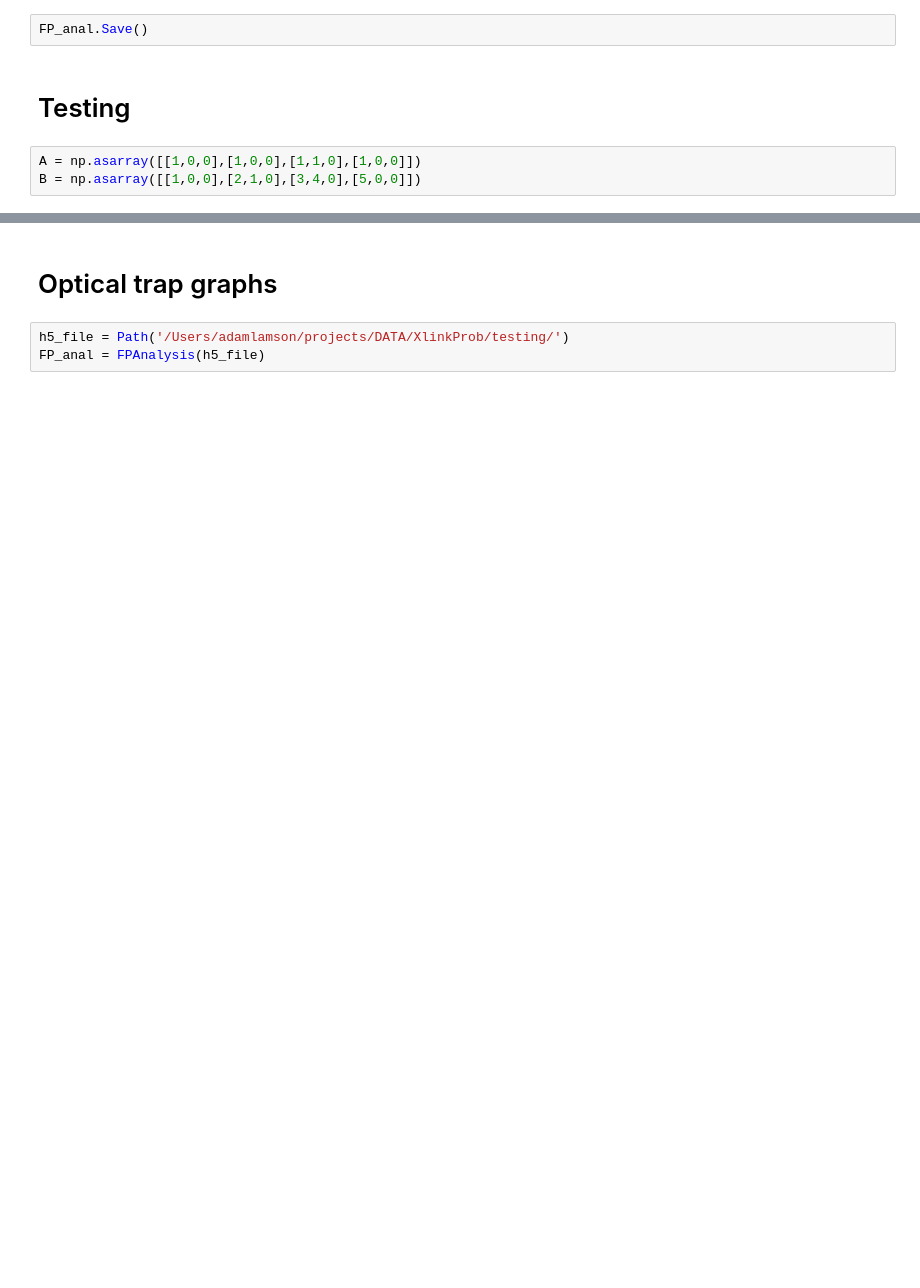
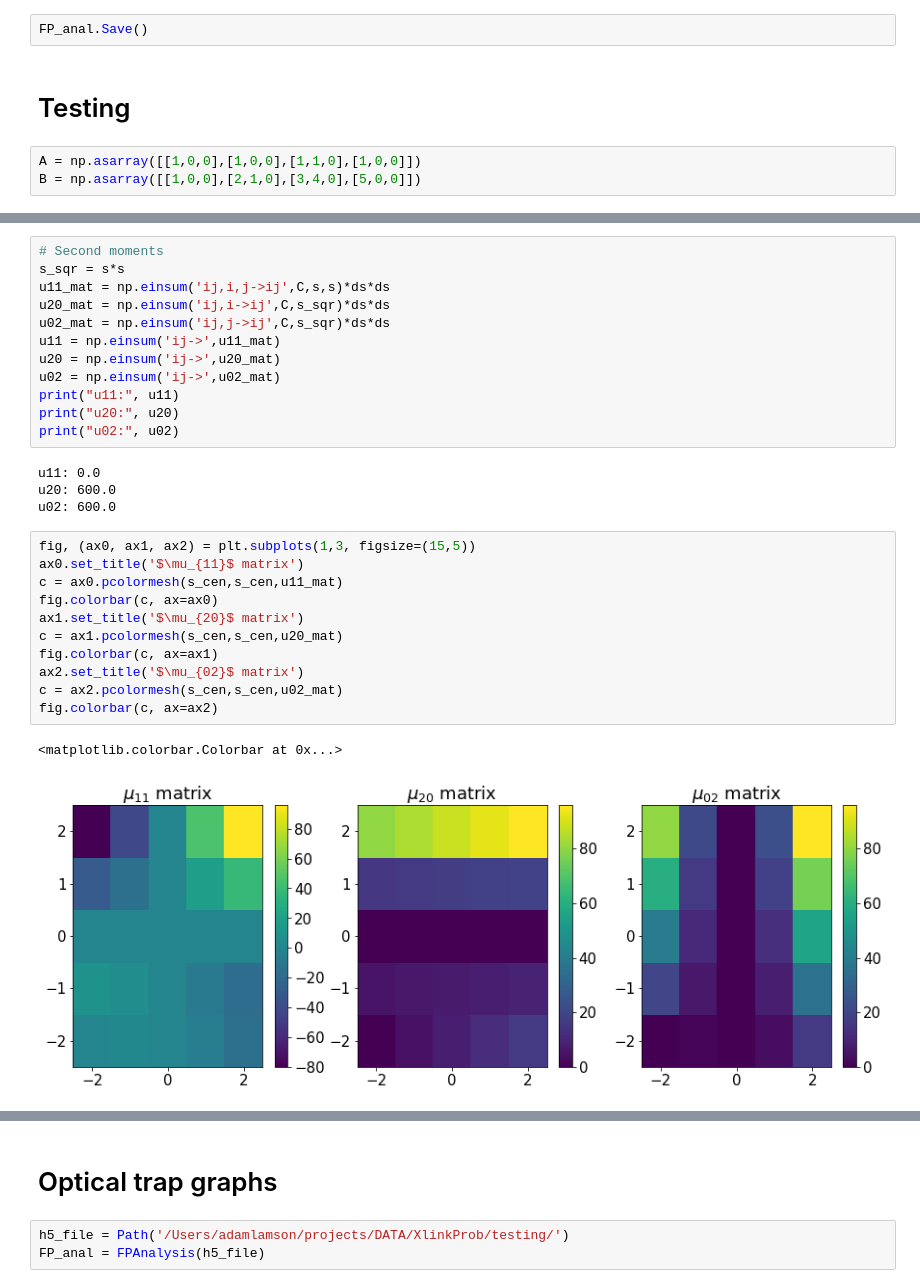
Before and after one commit to lamsoa729/FoXlink, a Jupyter notebook: notebooks/FP_graph_prototypes.ipynb, the cells around one changed output, grey strips where cells are left out. Cells and saved outputs as stored; diff of their text form; blank space fills up the shorter version.

```diff
--- a/notebooks/FP_graph_prototypes.ipynb
+++ b/notebooks/FP_graph_prototypes.ipynb
@@ -206,0 +277,30 @@ print(np.einsum('ij,ij->i', A, B))
+# %%
+# Second moments
+s_sqr = s*s
+u11_mat = np.einsum('ij,i,j->ij',C,s,s)*ds*ds
+u20_mat = np.einsum('ij,i->ij',C,s_sqr)*ds*ds
+u02_mat = np.einsum('ij,j->ij',C,s_sqr)*ds*ds
+u11 = np.einsum('ij->',u11_mat)
+u20 = np.einsum('ij->',u20_mat)
+u02 = np.einsum('ij->',u02_mat)
+print("u11:", u11)
+print("u20:", u20)
+print("u02:", u02)
+# %% [output]
+u11: 0.0
+u20: 600.0
+u02: 600.0
+# %%
+fig, (ax0, ax1, ax2) = plt.subplots(1,3, figsize=(15,5))
+ax0.set_title('$\mu_{11}$ matrix')
+c = ax0.pcolormesh(s_cen,s_cen,u11_mat)
+fig.colorbar(c, ax=ax0)
+ax1.set_title('$\mu_{20}$ matrix')
+c = ax1.pcolormesh(s_cen,s_cen,u20_mat)
+fig.colorbar(c, ax=ax1)
+ax2.set_title('$\mu_{02}$ matrix')
+c = ax2.pcolormesh(s_cen,s_cen,u02_mat)
+fig.colorbar(c, ax=ax2)
+# %% [output]
+<matplotlib.colorbar.Colorbar at 0x...>
+[figure, added]
```
Also changed, not shown: parts of 13 cells of this notebook, 11 other files.
